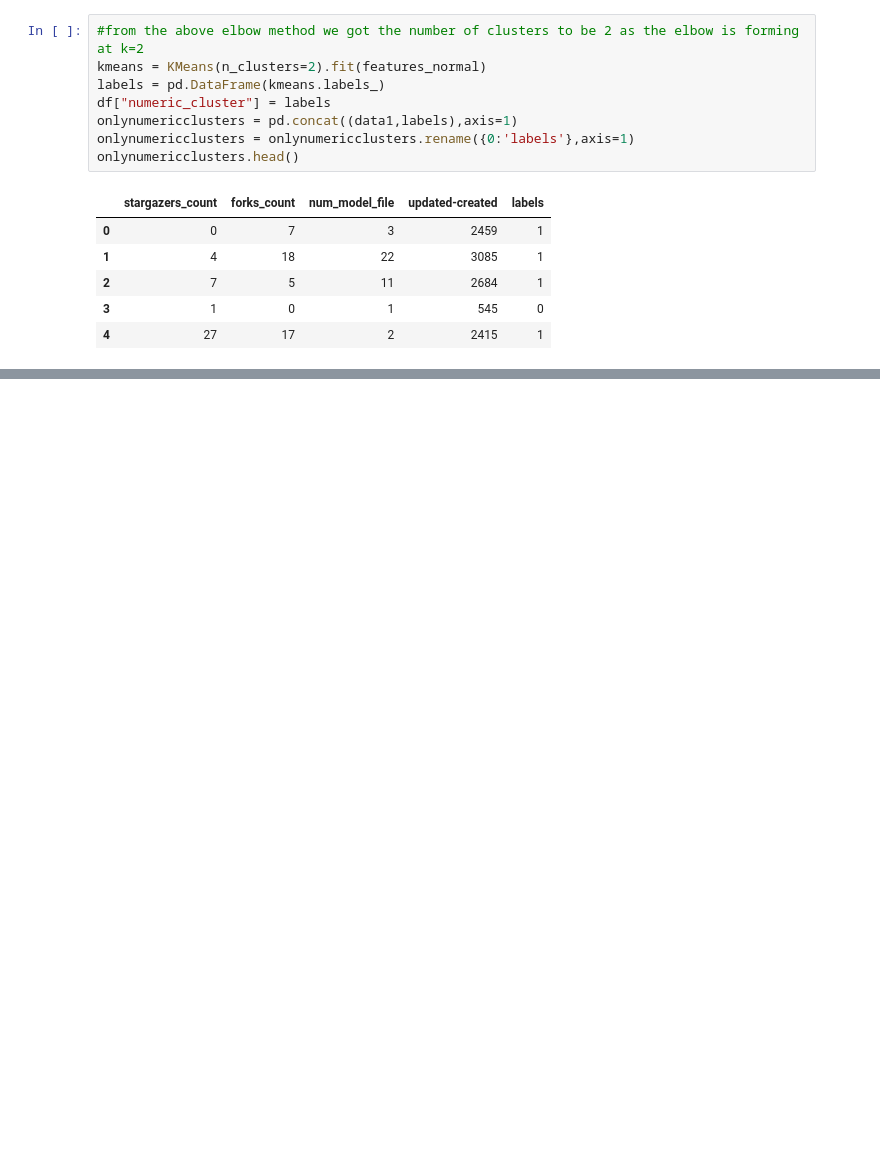
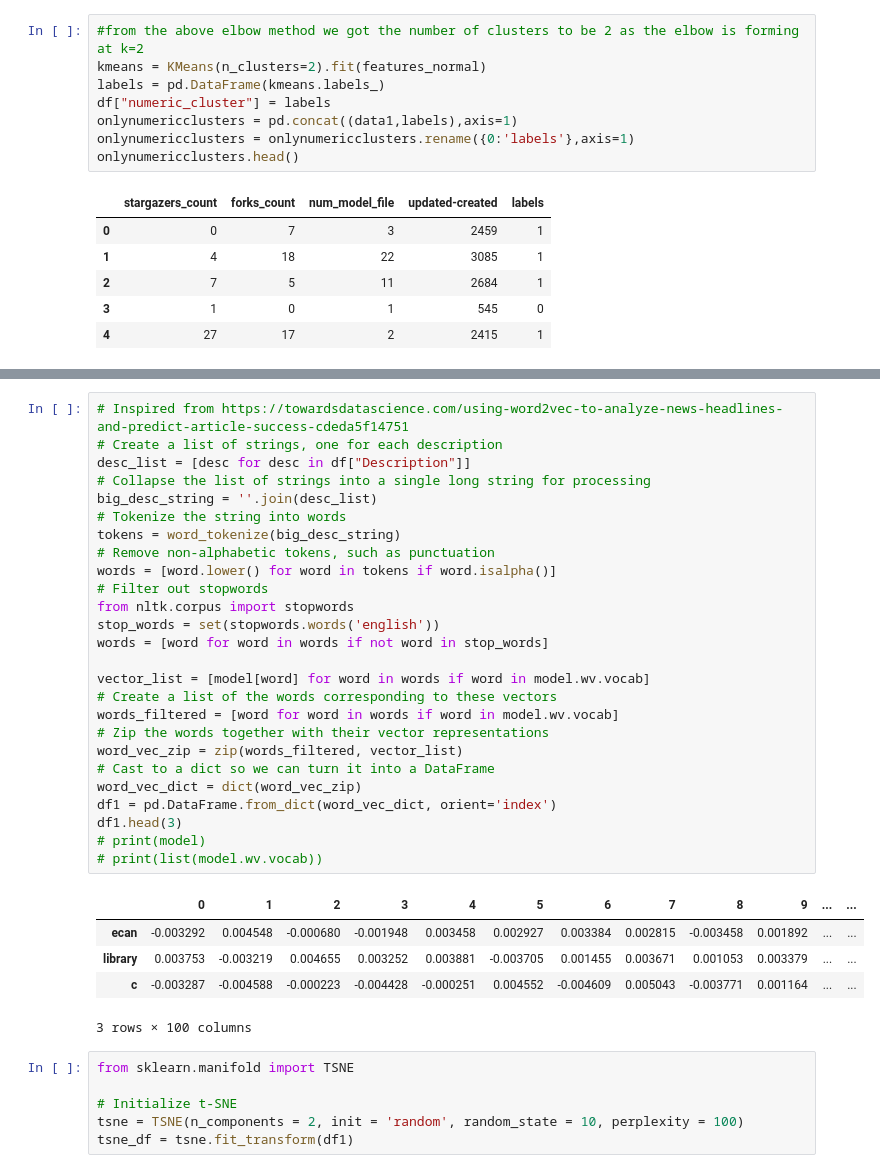
Before and after one commit to Shiva-K-7/ASE-07, a Jupyter notebook: cluster_projects1.ipynb, the cells around one changed output, grey strips where cells are left out. Saved outputs shown, nothing was run; the diff lists cells and outputs as text; blank space fills up the shorter version.

```diff
--- a/cluster_projects1.ipynb
+++ b/cluster_projects1.ipynb
@@ -66,0 +183,38 @@ sns.pairplot(onlynumericclusters,hue='labels')
+# %%
+# Inspired from https://towardsdatascience.com/using-word2vec-to-analyze-news-headlines-and-predict-article-success-cdeda5f14751
+# Create a list of strings, one for each description
+desc_list = [desc for desc in df["Description"]]
+# Collapse the list of strings into a single long string for processing
+big_desc_string = ''.join(desc_list)
+# Tokenize the string into words
+tokens = word_tokenize(big_desc_string)
+# Remove non-alphabetic tokens, such as punctuation
+words = [word.lower() for word in tokens if word.isalpha()]
+# Filter out stopwords
+from nltk.corpus import stopwords
+stop_words = set(stopwords.words('english'))
+words = [word for word in words if not word in stop_words]
+
+vector_list = [model[word] for word in words if word in model.wv.vocab]
+# Create a list of the words corresponding to these vectors
+words_filtered = [word for word in words if word in model.wv.vocab]
+# Zip the words together with their vector representations
+word_vec_zip = zip(words_filtered, vector_list)
+# Cast to a dict so we can turn it into a DataFrame
+word_vec_dict = dict(word_vec_zip)
+df1 = pd.DataFrame.from_dict(word_vec_dict, orient='index')
+df1.head(3)
+# print(model)
+# print(list(model.wv.vocab))
+# %% [output]
+|  | 0 | 1 | 2 | 3 | 4 | 5 | 6 | 7 | 8 | 9 | ... | ... |
+| ecan | -0.003292 | 0.004548 | -0.000680 | -0.001948 | 0.003458 | 0.002927 | 0.003384 | 0.002815 | -0.003458 | 0.001892 | ... | ... |
+| library | 0.003753 | -0.003219 | 0.004655 | 0.003252 | 0.003881 | -0.003705 | 0.001455 | 0.003671 | 0.001053 | 0.003379 | ... | ... |
+| c | -0.003287 | -0.004588 | -0.000223 | -0.004428 | -0.000251 | 0.004552 | -0.004609 | 0.005043 | -0.003771 | 0.001164 | ... | ... |
+3 rows × 100 columns
+# %%
+from sklearn.manifold import TSNE
+
+# Initialize t-SNE
+tsne = TSNE(n_components = 2, init = 'random', random_state = 10, perplexity = 100)
+tsne_df = tsne.fit_transform(df1)
```
Also changed, not shown: parts of 9 cells of this notebook.
